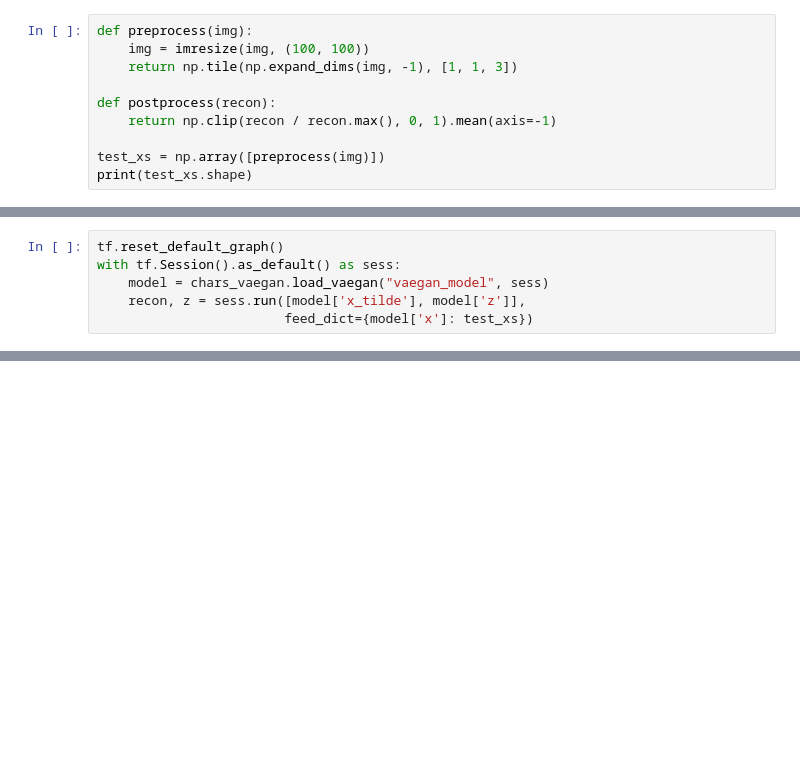
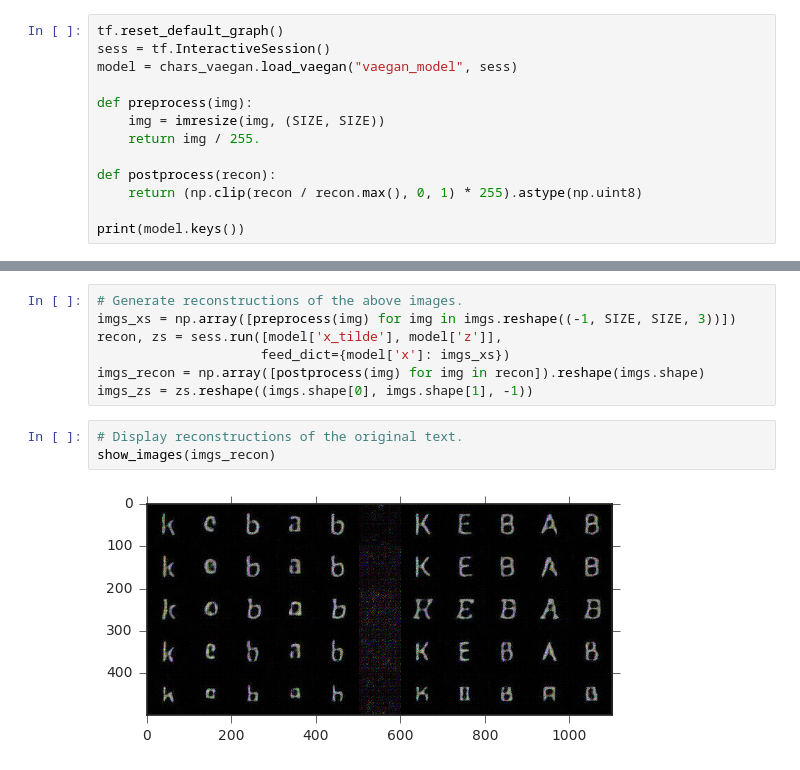
Before and after one commit to indraastra/cadl-work, a Jupyter notebook: 2_mdn_char_rnn/VAEGAN Exploration.ipynb, the cells around one changed output, grey strips where cells are left out. Saved outputs shown, nothing was run; the diff lists cells and outputs as text; blank space fills up the shorter version.

Commit message:
Adding some latent space explorations to the VAEGAN notebook

```diff
--- a/2_mdn_char_rnn/VAEGAN Exploration.ipynb
+++ b/2_mdn_char_rnn/VAEGAN Exploration.ipynb
@@ -20,11 +41,14 @@ imshow(img, cmap='gray')
 # %%
+tf.reset_default_graph()
+sess = tf.InteractiveSession()
+model = chars_vaegan.load_vaegan("vaegan_model", sess)
+
 def preprocess(img):
-    img = imresize(img, (100, 100))
-    return np.tile(np.expand_dims(img, -1), [1, 1, 3])
+    img = imresize(img, (SIZE, SIZE))
+    return img / 255.
 
 def postprocess(recon):
-    return np.clip(recon / recon.max(), 0, 1).mean(axis=-1)
+    return (np.clip(recon / recon.max(), 0, 1) * 255).astype(np.uint8)
 
-test_xs = np.array([preprocess(img)])
-print(test_xs.shape)
+print(model.keys())
 # %% [output]
@@ -32,6 +57,0 @@ print(test_xs.shape)
-# %%
-tf.reset_default_graph()
-with tf.Session().as_default() as sess:
-    model = chars_vaegan.load_vaegan("vaegan_model", sess)
-    recon, z = sess.run([model['x_tilde'], model['z']],
-                        feed_dict={model['x']: test_xs})
@@ -61,0 +64,12 @@ array([[-0.0278214 , -0.24133763, -0.86060196, -0.48567358, -2.23638058,
+# %%
+# Generate reconstructions of the above images.
+imgs_xs = np.array([preprocess(img) for img in imgs.reshape((-1, SIZE, SIZE, 3))])
+recon, zs = sess.run([model['x_tilde'], model['z']],
+                     feed_dict={model['x']: imgs_xs})
+imgs_recon = np.array([postprocess(img) for img in recon]).reshape(imgs.shape)
+imgs_zs = zs.reshape((imgs.shape[0], imgs.shape[1], -1))
+# %%
+# Display reconstructions of the original text.
+show_images(imgs_recon)
+# %% [output]
+[figure, added]
```
Also changed, not shown: parts of 18 cells of this notebook.
